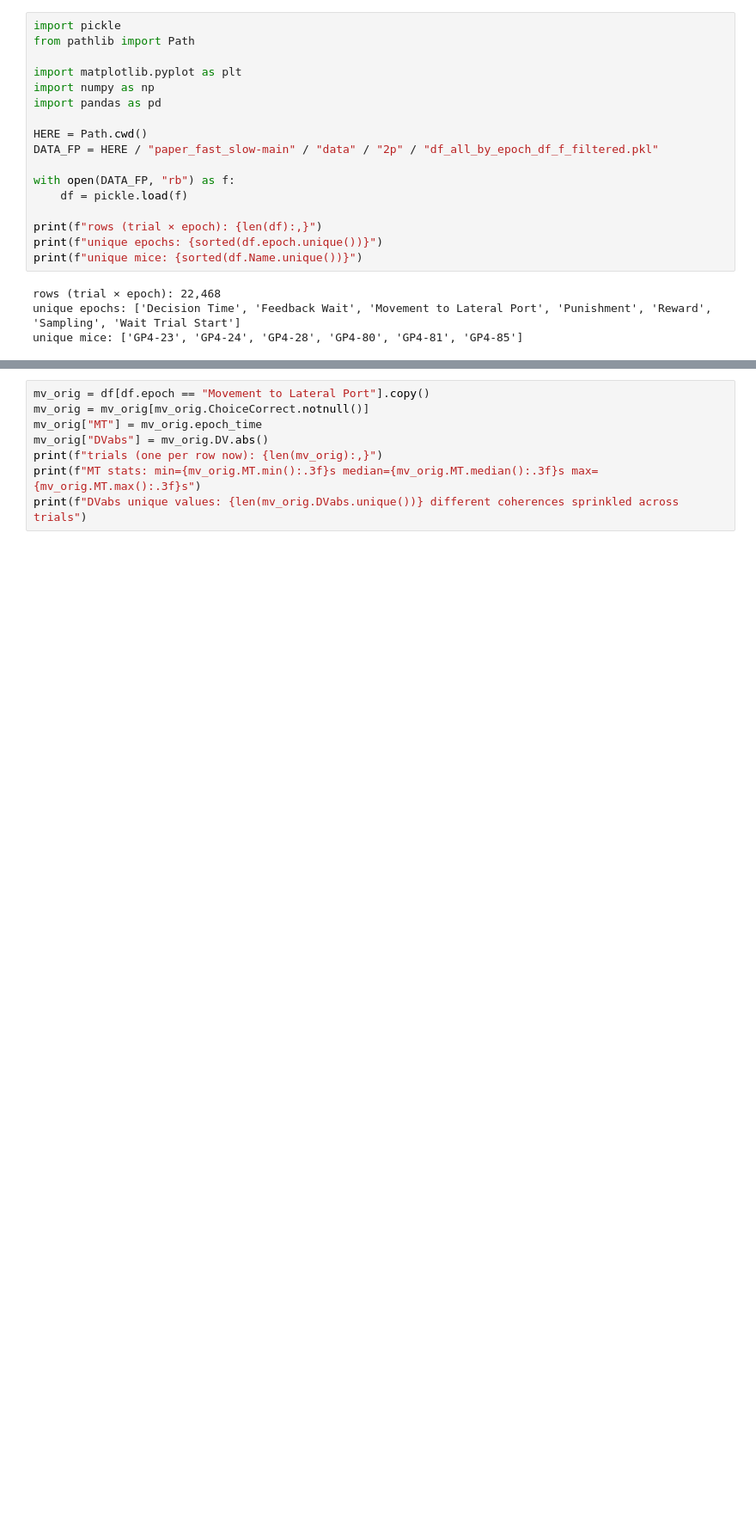
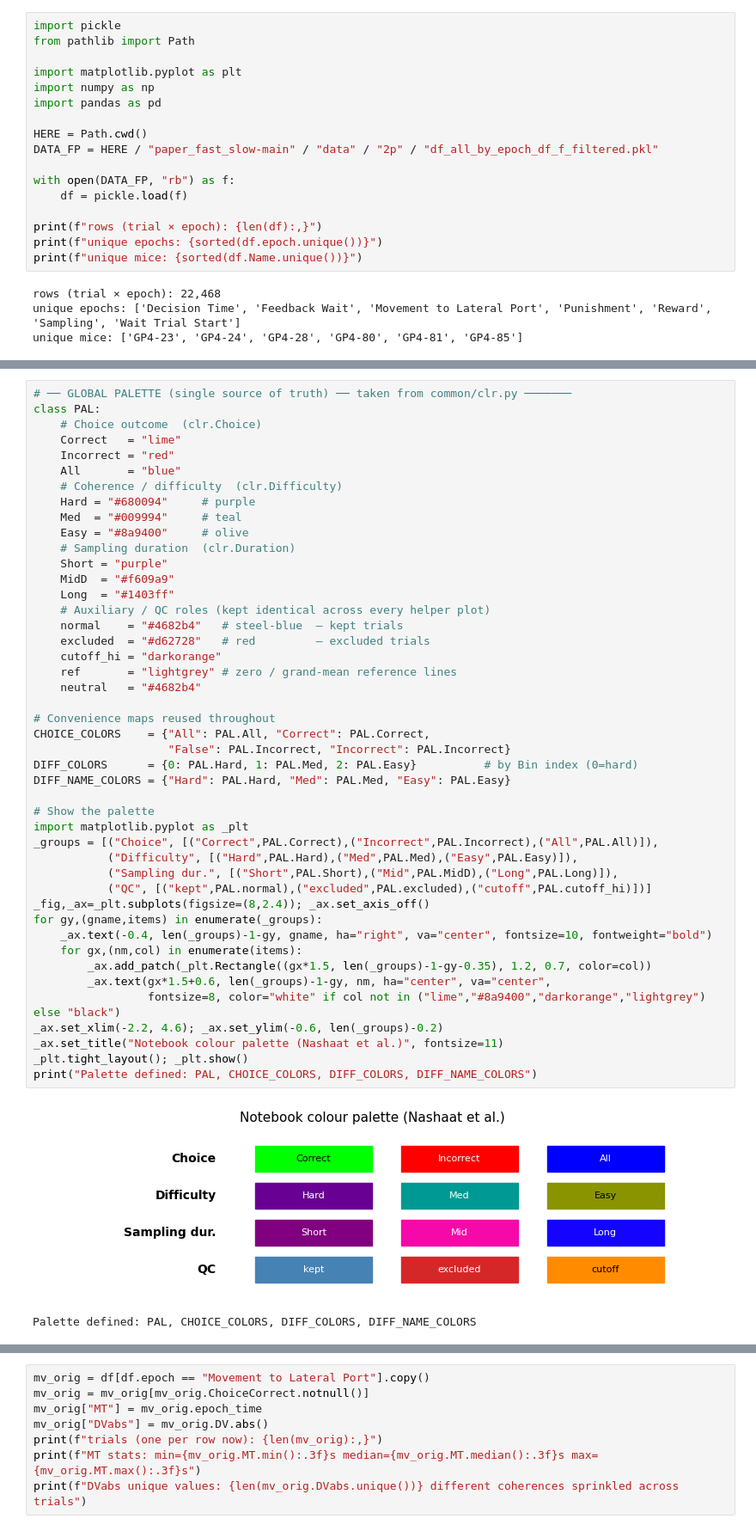
Before and after one commit to farrahabulkhair/fast_slow_changeofmind, a Jupyter notebook: movement_time_vs_coherence.ipynb, the cells around one changed output, grey strips where cells are left out. Shown at 86% size. Saved outputs shown, nothing was run; the diff lists cells and outputs as text; blank space fills up the shorter version.

```diff
--- a/movement_time_vs_coherence.ipynb
+++ b/movement_time_vs_coherence.ipynb
@@ -79,0 +63,48 @@ Going forward we want one row per trial, with `MT` and `DVabs` columns. Easier t
+# %%
+# ── GLOBAL PALETTE (single source of truth) ── taken from common/clr.py ───────
+class PAL:
+    # Choice outcome  (clr.Choice)
+    Correct   = "lime"
+    Incorrect = "red"
+    All       = "blue"
+    # Coherence / difficulty  (clr.Difficulty)
+    Hard = "#680094"     # purple
+    Med  = "#009994"     # teal
+    Easy = "#8a9400"     # olive
+    # Sampling duration  (clr.Duration)
+    Short = "purple"
+    MidD  = "#f609a9"
+    Long  = "#1403ff"
+    # Auxiliary / QC roles (kept identical across every helper plot)
+    normal    = "#4682b4"   # steel-blue  — kept trials
+    excluded  = "#d62728"   # red         — excluded trials
+    cutoff_hi = "darkorange"
+    ref       = "lightgrey" # zero / grand-mean reference lines
+    neutral   = "#4682b4"
+
+# Convenience maps reused throughout
+CHOICE_COLORS    = {"All": PAL.All, "Correct": PAL.Correct,
+                    "False": PAL.Incorrect, "Incorrect": PAL.Incorrect}
+DIFF_COLORS      = {0: PAL.Hard, 1: PAL.Med, 2: PAL.Easy}          # by Bin index (0=hard)
+DIFF_NAME_COLORS = {"Hard": PAL.Hard, "Med": PAL.Med, "Easy": PAL.Easy}
+
+# Show the palette
+import matplotlib.pyplot as _plt
+_groups = [("Choice", [("Correct",PAL.Correct),("Incorrect",PAL.Incorrect),("All",PAL.All)]),
+           ("Difficulty", [("Hard",PAL.Hard),("Med",PAL.Med),("Easy",PAL.Easy)]),
+           ("Sampling dur.", [("Short",PAL.Short),("Mid",PAL.MidD),("Long",PAL.Long)]),
+           ("QC", [("kept",PAL.normal),("excluded",PAL.excluded),("cutoff",PAL.cutoff_hi)])]
+_fig,_ax=_plt.subplots(figsize=(8,2.4)); _ax.set_axis_off()
+for gy,(gname,items) in enumerate(_groups):
+    _ax.text(-0.4, len(_groups)-1-gy, gname, ha="right", va="center", fontsize=10, fontweight="bold")
+    for gx,(nm,col) in enumerate(items):
+        _ax.add_patch(_plt.Rectangle((gx*1.5, len(_groups)-1-gy-0.35), 1.2, 0.7, color=col))
+        _ax.text(gx*1.5+0.6, len(_groups)-1-gy, nm, ha="center", va="center",
+                 fontsize=8, color="white" if col not in ("lime","#8a9400","darkorange","lightgrey") else "black")
+_ax.set_xlim(-2.2, 4.6); _ax.set_ylim(-0.6, len(_groups)-0.2)
+_ax.set_title("Notebook colour palette (Nashaat et al.)", fontsize=11)
+_plt.tight_layout(); _plt.show()
+print("Palette defined: PAL, CHOICE_COLORS, DIFF_COLORS, DIFF_NAME_COLORS")
+# %% [output]
+[figure, added]
+Palette defined: PAL, CHOICE_COLORS, DIFF_COLORS, DIFF_NAME_COLORS
```
Also changed, not shown: parts of 154 cells of this notebook, 24 other files.
